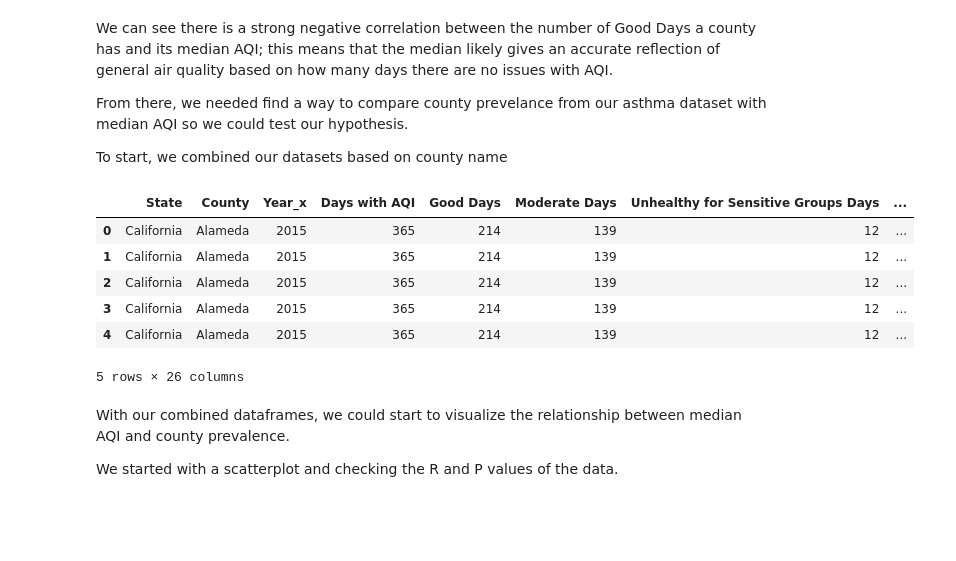
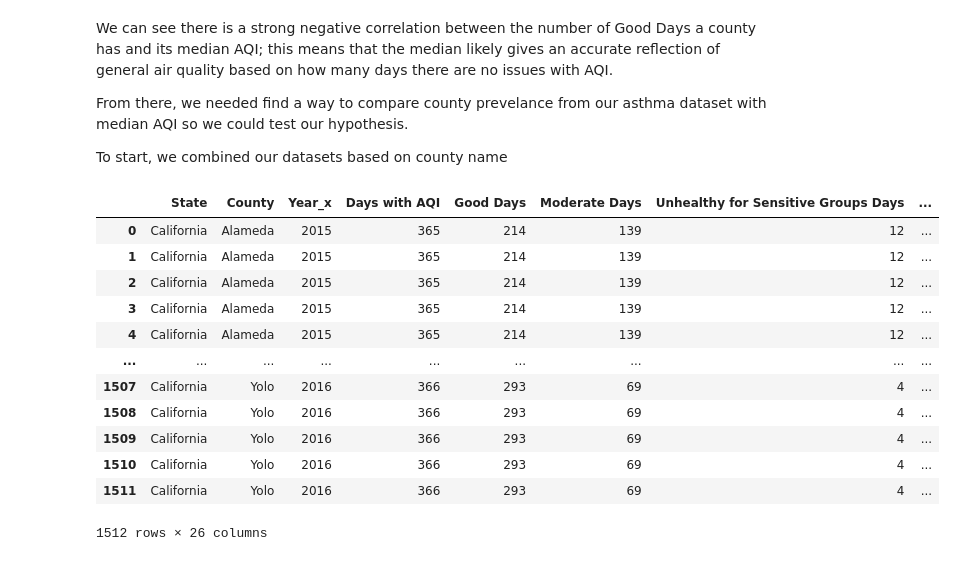
Before and after one commit to ENVS110a-SP23/group5-project, a Jupyter notebook: DataVisualization.ipynb, the cells around one changed output. Saved outputs shown, nothing was run; the diff lists cells and outputs as text; code cells hidden in the pictures; blank space fills up the shorter version.

Commit message:
Worked on cleaning/grouping data, figuring out next steps

```diff
--- a/DataVisualization.ipynb
+++ b/DataVisualization.ipynb
@@ -23,7 +23,7 @@ ca_aqi2015 = aqi2015.loc[aqi2015['State']=='California',:].reset_index(drop=True
 ca_aqi2016 = aqi2016.loc[aqi2016['State']=='California',:].reset_index(drop=True)
 
 ca_aqi = pd.concat([ca_aqi2015, ca_aqi2016], axis = 0)
-ca_asthma2015 = ca_asthma.loc[ca_asthma['Year']=='2015–2016',:].reset_index(drop=True)
+ca_asthma2015 = ca_asthma.loc[ca_asthma['Year']=='2015 2016',:].reset_index(drop=True)
 
 print(ca_aqi.head())
 ca_asthma2015.head()
@@ -75,16 +75,18 @@ From there, we needed find a way to compare county prevelance from our asthma da
 To start, we combined our datasets based on county name
 # %%
 asthmaAQI = pd.merge(ca_aqi, ca_asthma2015, on=['County', 'County'])
-asthmaAQI.head()
+asthmaAQI
 # %% [output]
 |  | State | County | Year_x | Days with AQI | Good Days | Moderate Days | Unhealthy for Sensitive Groups Days | ... |
 | 0 | California | Alameda | 2015 | 365 | 214 | 139 | 12 | ... |
 | 1 | California | Alameda | 2015 | 365 | 214 | 139 | 12 | ... |
 | 2 | California | Alameda | 2015 | 365 | 214 | 139 | 12 | ... |
 | 3 | California | Alameda | 2015 | 365 | 214 | 139 | 12 | ... |
 | 4 | California | Alameda | 2015 | 365 | 214 | 139 | 12 | ... |
+| ... | ... | ... | ... | ... | ... | ... | ... | ... |
+| 1507 | California | Yolo | 2016 | 366 | 293 | 69 | 4 | ... |
+| 1508 | California | Yolo | 2016 | 366 | 293 | 69 | 4 | ... |
+| 1509 | California | Yolo | 2016 | 366 | 293 | 69 | 4 | ... |
+| 1510 | California | Yolo | 2016 | 366 | 293 | 69 | 4 | ... |
+| 1511 | California | Yolo | 2016 | 366 | 293 | 69 | 4 | ... |
-5 rows × 26 columns
+1512 rows × 26 columns
-# %% [markdown]
-With our combined dataframes, we could start to visualize the relationship between median AQI and county prevalence.
-
-We started with a scatterplot and checking the R and P values of the data.
```
Also changed, not shown: parts of 7 cells of this notebook, 2 other files.
